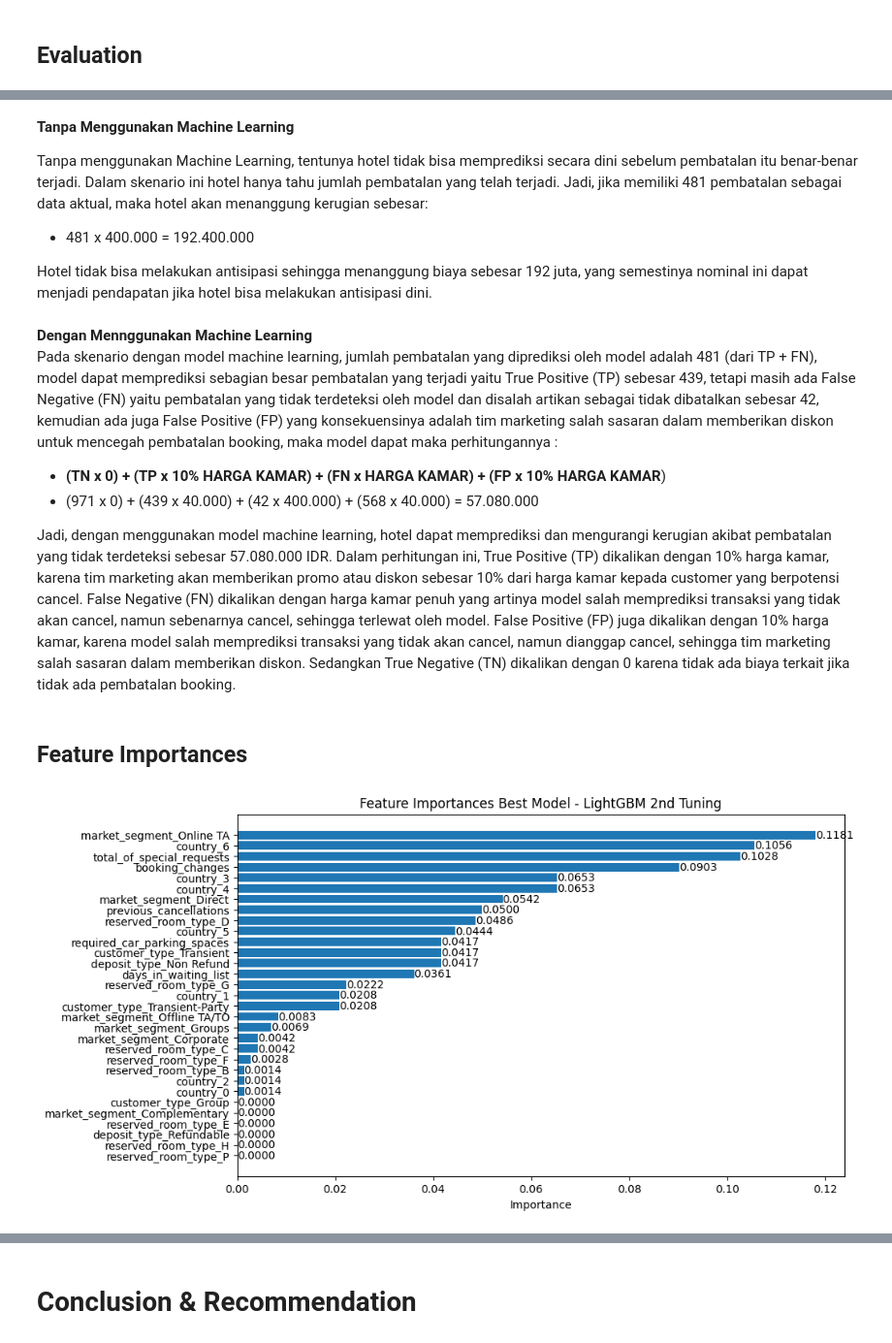
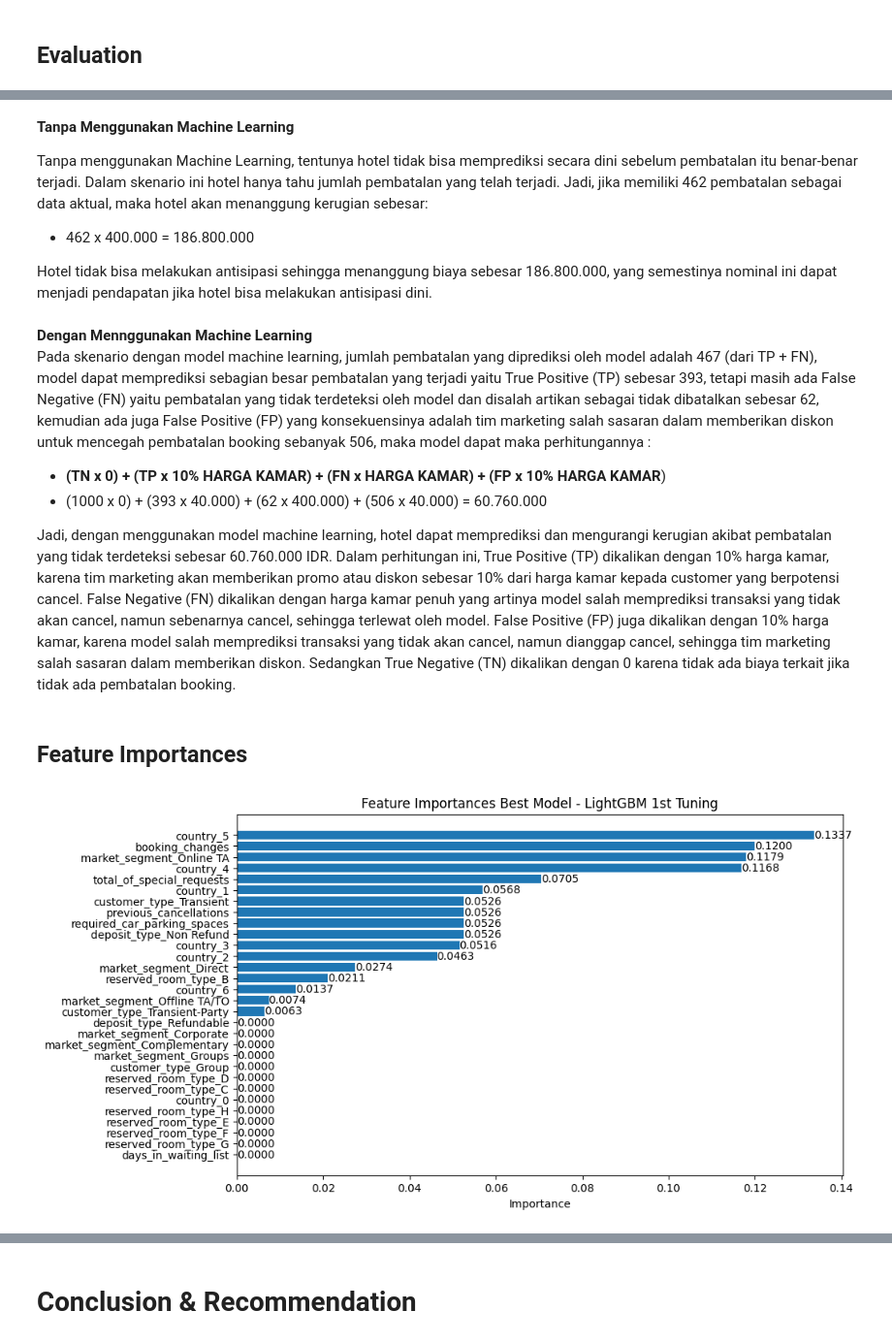
Before and after one commit to Meowstronot/hotel__booking_predict, a Jupyter notebook: notebooks/hotel_booking_cancelation.ipynb, the cells around one changed output, grey strips where cells are left out. Shown: that part at 97% size. Saved outputs shown, nothing was run; the diff lists cells and outputs as text; code cells hidden in the pictures.

```diff
--- a/notebooks/hotel_booking_cancelation.ipynb
+++ b/notebooks/hotel_booking_cancelation.ipynb
@@ -240,3 +256,5 @@ df.head()
+# %%
+df = df[df["days_in_waiting_list"]<=60]
 # %% [markdown]
 ## country
 # %%
@@ -1368,38 +1430,38 @@ Sumber : [Jakarta Average Hotel Costs](https://www.budgetyourtrip.com/hotels/ind
 # %% [markdown]
 **Tanpa Menggunakan Machine Learning** <br>
 
-Tanpa menggunakan Machine Learning, tentunya hotel tidak bisa memprediksi secara dini sebelum pembatalan itu benar-benar terjadi. Dalam skenario ini hotel hanya tahu jumlah pembatalan yang telah terjadi. Jadi, jika memiliki 481 pembatalan sebagai data aktual, maka hotel akan menanggung kerugian sebesar: <br>
-* 481 x 400.000 =  192.400.000<br>
+Tanpa menggunakan Machine Learning, tentunya hotel tidak bisa memprediksi secara dini sebelum pembatalan itu benar-benar terjadi. Dalam skenario ini hotel hanya tahu jumlah pembatalan yang telah terjadi. Jadi, jika memiliki 462 pembatalan sebagai data aktual, maka hotel akan menanggung kerugian sebesar: <br>
+* 462 x 400.000 =  186.800.000<br>
 
-Hotel tidak bisa melakukan antisipasi sehingga menanggung biaya sebesar 192 juta, yang semestinya nominal ini dapat menjadi pendapatan jika hotel bisa melakukan antisipasi dini.
+Hotel tidak bisa melakukan antisipasi sehingga menanggung biaya sebesar 186.800.000, yang semestinya nominal ini dapat menjadi pendapatan jika hotel bisa melakukan antisipasi dini.
 # %% [markdown]
 **Dengan Mennggunakan Machine Learning** <br>
-Pada skenario dengan model machine learning, jumlah pembatalan yang diprediksi oleh model adalah 481 (dari TP + FN), model dapat memprediksi sebagian besar pembatalan yang terjadi yaitu True Positive (TP) sebesar 439, tetapi masih ada False Negative (FN) yaitu pembatalan yang tidak terdeteksi oleh model dan disalah artikan sebagai tidak dibatalkan sebesar 42, kemudian ada juga False Positive (FP) yang konsekuensinya adalah tim marketing salah sasaran dalam memberikan diskon untuk mencegah pembatalan booking, maka model dapat maka perhitungannya : <br>
+Pada skenario dengan model machine learning, jumlah pembatalan yang diprediksi oleh model adalah 467 (dari TP + FN), model dapat memprediksi sebagian besar pembatalan yang terjadi yaitu True Positive (TP) sebesar 393, tetapi masih ada False Negative (FN) yaitu pembatalan yang tidak terdeteksi oleh model dan disalah artikan sebagai tidak dibatalkan sebesar 62, kemudian ada juga False Positive (FP) yang konsekuensinya adalah tim marketing salah sasaran dalam memberikan diskon untuk mencegah pembatalan booking sebanyak 506, maka model dapat maka perhitungannya : <br>
 * **(TN x 0) + (TP x 10% HARGA KAMAR) + (FN x HARGA KAMAR) + (FP x 10% HARGA KAMAR**) <br>
-* (971 x 0) + (439 x 40.000) + (42 x 400.000) + (568 x 40.000) = 57.080.000 <br>
+* (1000 x 0) + (393 x 40.000) + (62 x 400.000) + (506 x 40.000) = 60.760.000 <br>
 
-Jadi, dengan menggunakan model machine learning, hotel dapat memprediksi dan mengurangi kerugian akibat pembatalan yang tidak terdeteksi sebesar 57.080.000 IDR. Dalam perhitungan ini, True Positive (TP) dikalikan dengan 10% harga kamar, karena tim marketing akan memberikan promo atau diskon sebesar 10% dari harga kamar kepada customer yang berpotensi cancel. False Negative (FN) dikalikan dengan harga kamar penuh yang artinya model salah memprediksi transaksi yang tidak akan cancel, namun sebenarnya cancel, sehingga terlewat oleh model. False Positive (FP) juga dikalikan dengan 10% harga kamar, karena model salah memprediksi transaksi yang tidak akan cancel, namun dianggap cancel, sehingga tim marketing salah sasaran dalam memberikan diskon. Sedangkan True Negative (TN) dikalikan dengan 0 karena tidak ada biaya terkait jika tidak ada pembatalan booking.
+Jadi, dengan menggunakan model machine learning, hotel dapat memprediksi dan mengurangi kerugian akibat pembatalan yang tidak terdeteksi sebesar 60.760.000 IDR. Dalam perhitungan ini, True Positive (TP) dikalikan dengan 10% harga kamar, karena tim marketing akan memberikan promo atau diskon sebesar 10% dari harga kamar kepada customer yang berpotensi cancel. False Negative (FN) dikalikan dengan harga kamar penuh yang artinya model salah memprediksi transaksi yang tidak akan cancel, namun sebenarnya cancel, sehingga terlewat oleh model. False Positive (FP) juga dikalikan dengan 10% harga kamar, karena model salah memprediksi transaksi yang tidak akan cancel, namun dianggap cancel, sehingga tim marketing salah sasaran dalam memberikan diskon. Sedangkan True Negative (TN) dikalikan dengan 0 karena tidak ada biaya terkait jika tidak ada pembatalan booking.
 # %% [markdown]
 ## Feature Importances
 # %%
-importance = lgmb_tuning2.named_steps["model"].feature_importances_
-feature_names = lgmb_tuning2.named_steps["preprocess"].get_feature_names_out()
+importance = lgmb_tuning.named_steps["model"].feature_importances_
+feature_names = lgmb_tuning.named_steps["preprocess"].get_feature_names_out()
 importance_df = pd.DataFrame({'Feature': feature_names, 'Importance': importance})
 importance_df = importance_df.sort_values(by='Importance', ascending=False)
 importance_df['Normalized'] = importance_df['Importance'] / importance_df['Importance'].sum()
 # %%
 plt.figure(figsize=(10, 6))
 bars = plt.barh(importance_df['Feature'][::-1], importance_df['Normalized'][::-1])
 plt.xlabel("Importance")
-plt.title("Feature Importances Best Model - LightGBM 2nd Tuning")
+plt.title("Feature Importances Best Model - LightGBM 1st Tuning")
 
 # Add labels to each bar
 for bar in bars:
     width = bar.get_width()  # get the width of each bar (the importance value)
     plt.text(width, bar.get_y() + bar.get_height() / 2, f'{width:.4f}',
             va='center', ha='left', color='black', fontsize=10)
 
 plt.show()
 # %% [output]
-[figure, old version]
+[figure, new version]
 # %% [markdown]
```
Also changed, not shown: parts of 70 cells of this notebook, 4 other files.
